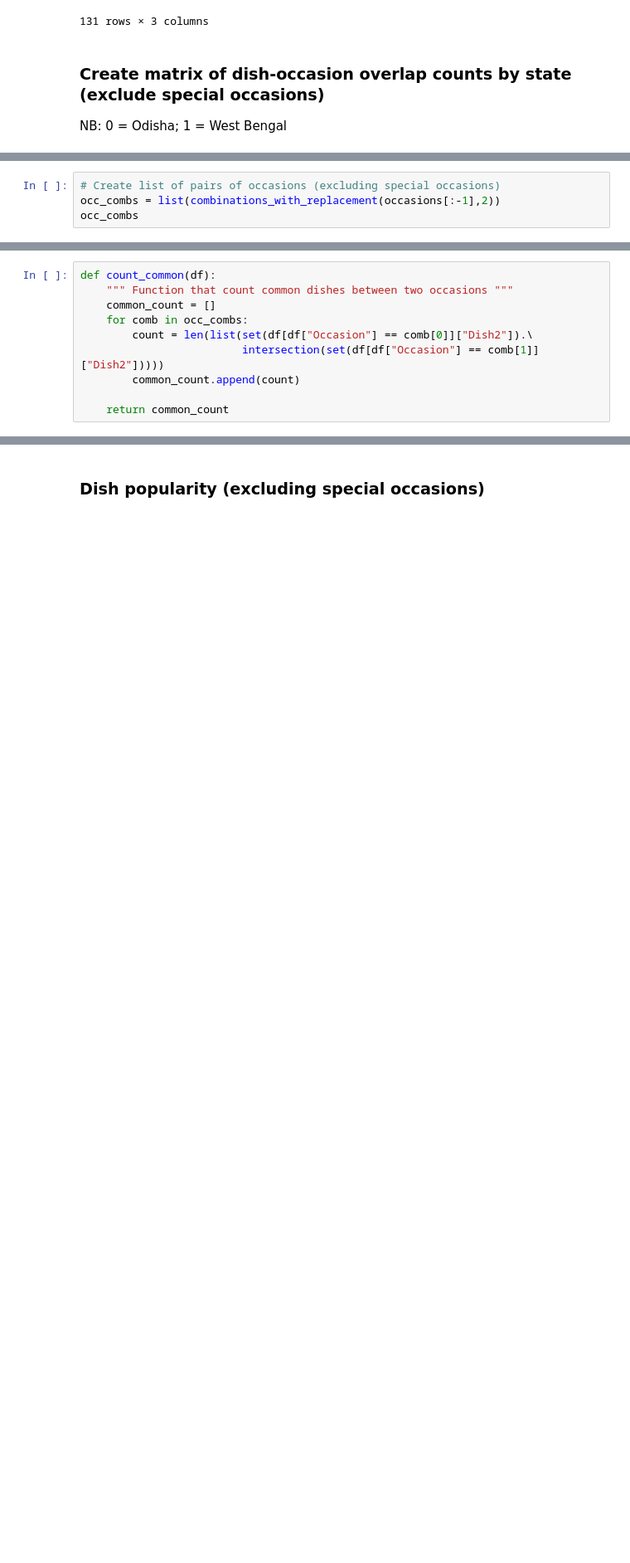
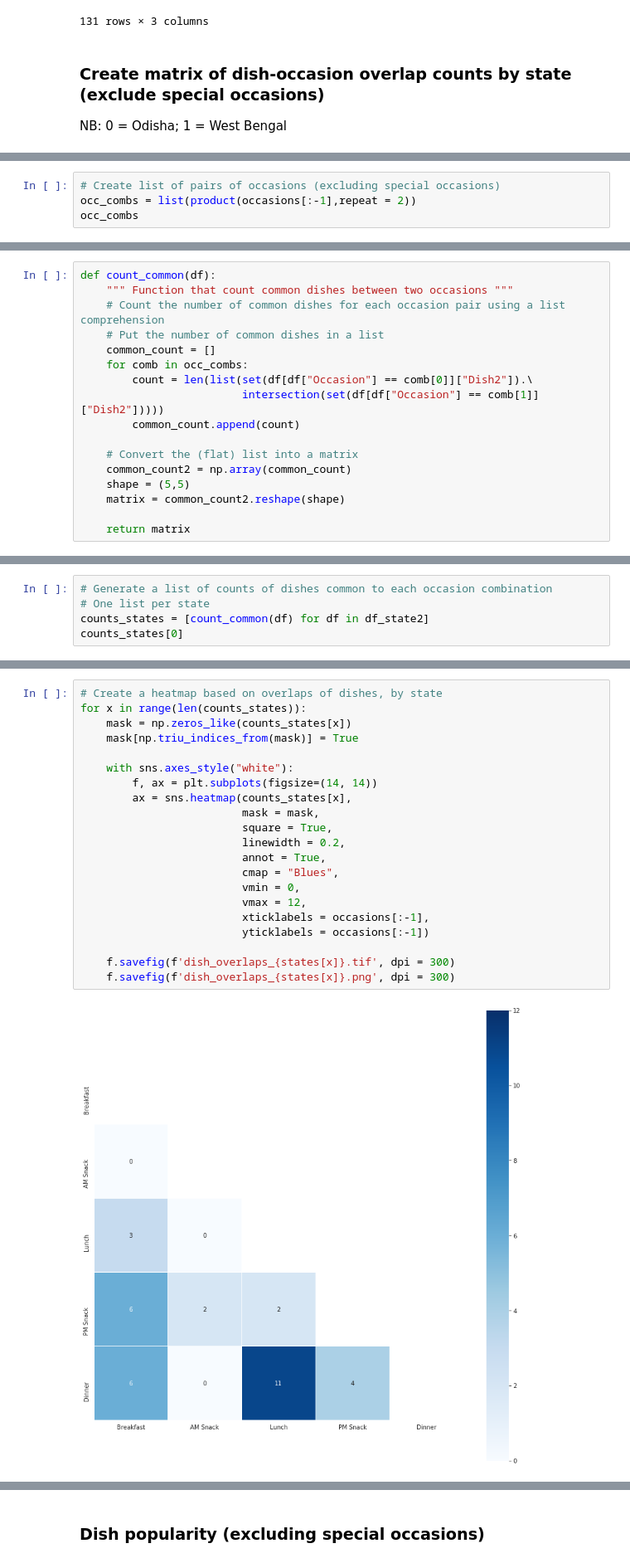
Before and after one commit to rochiecuevas/FoodChoice, a Jupyter notebook: Expert_Elicitation.ipynb, the cells around one changed output, grey strips where cells are left out. Shown at 83% size. Drawn from its saved outputs; the diff is of its cells as text; blank space fills up the shorter version.

Commit message:
improved the heatmap for common dishes per occasion pair

```diff
--- a/Expert_Elicitation.ipynb
+++ b/Expert_Elicitation.ipynb
@@ -229,6 +241,6 @@ df_WB = df2[df2["State"] == "West Bengal"][["Occasion", "Dish2"]]
 # %%
 # Create list of pairs of occasions (excluding special occasions)
-occ_combs = list(combinations_with_replacement(occasions[:-1],2))
+occ_combs = list(product(occasions[:-1],repeat = 2))
 occ_combs
 # %% [output]
 [('Breakfast', 'Breakfast'),
@@ -249,10 +263,17 @@ occ_combs
 # %%
 def count_common(df):
     """ Function that count common dishes between two occasions """
+    # Count the number of common dishes for each occasion pair using a list comprehension
+    # Put the number of common dishes in a list
     common_count = []
     for comb in occ_combs:
         count = len(list(set(df[df["Occasion"] == comb[0]]["Dish2"]).\
                          intersection(set(df[df["Occasion"] == comb[1]]["Dish2"]))))
         common_count.append(count)
 
-    return common_count
+    # Convert the (flat) list into a matrix
+    common_count2 = np.array(common_count)
+    shape = (5,5)
+    matrix = common_count2.reshape(shape)
+
+    return matrix
@@ -319,0 +280,5 @@ plt.show()
+# %%
+# Generate a list of counts of dishes common to each occasion combination
+# One list per state
+counts_states = [count_common(df) for df in df_state2]
+counts_states[0]
@@ -319,0 +291,23 @@ plt.show()
+# %%
+# Create a heatmap based on overlaps of dishes, by state
+for x in range(len(counts_states)):
+    mask = np.zeros_like(counts_states[x])
+    mask[np.triu_indices_from(mask)] = True
+
+    with sns.axes_style("white"):
+        f, ax = plt.subplots(figsize=(14, 14))
+        ax = sns.heatmap(counts_states[x],
+                         mask = mask,
+                         square = True,
+                         linewidth = 0.2,
+                         annot = True,
+                         cmap = "Blues",
+                         vmin = 0,
+                         vmax = 12,
+                         xticklabels = occasions[:-1],
+                         yticklabels = occasions[:-1])
+
+    f.savefig(f'dish_overlaps_{states[x]}.tif', dpi = 300)
+    f.savefig(f'dish_overlaps_{states[x]}.png', dpi = 300)
+# %% [output]
+[figure, added]
```
Also changed, not shown: parts of 30 cells of this notebook.
